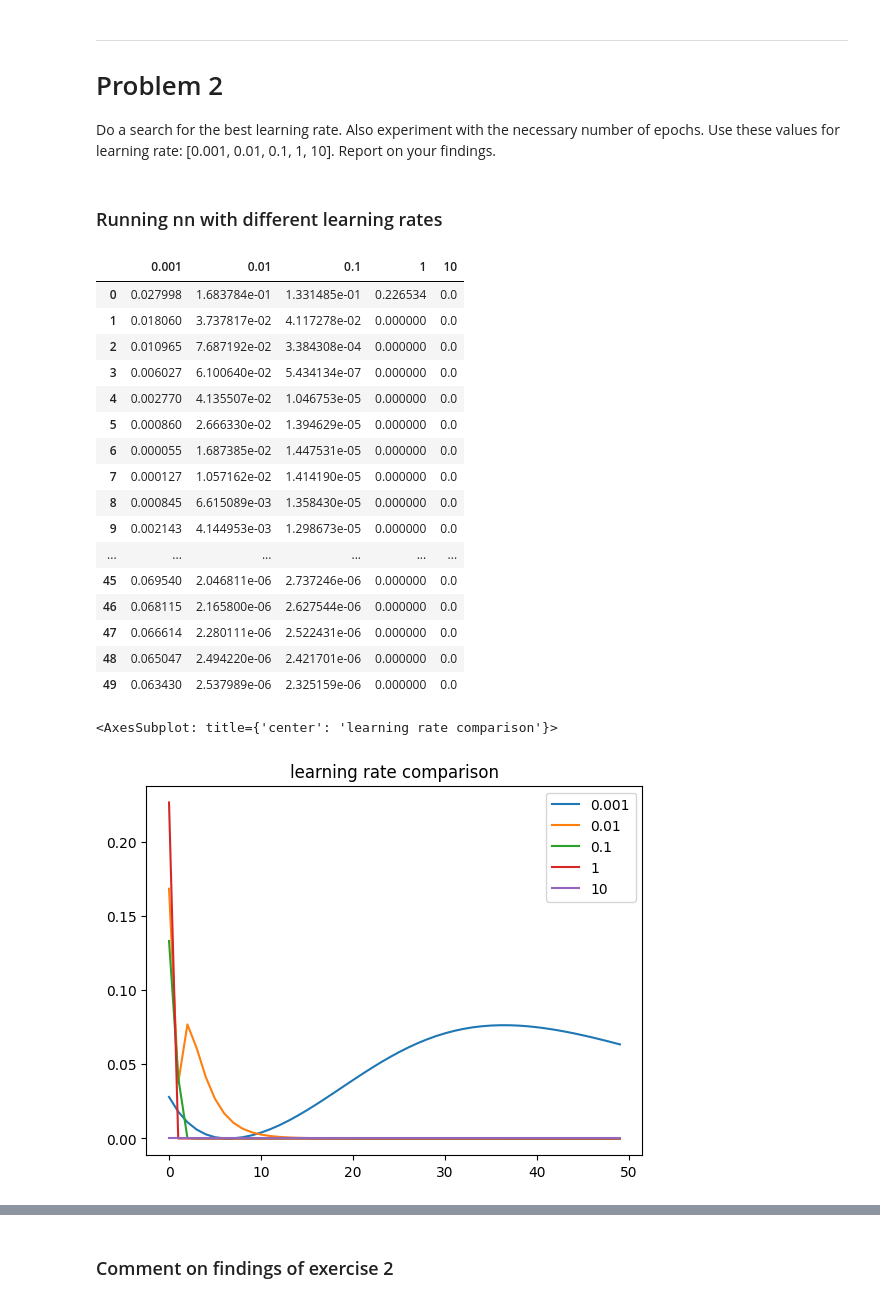
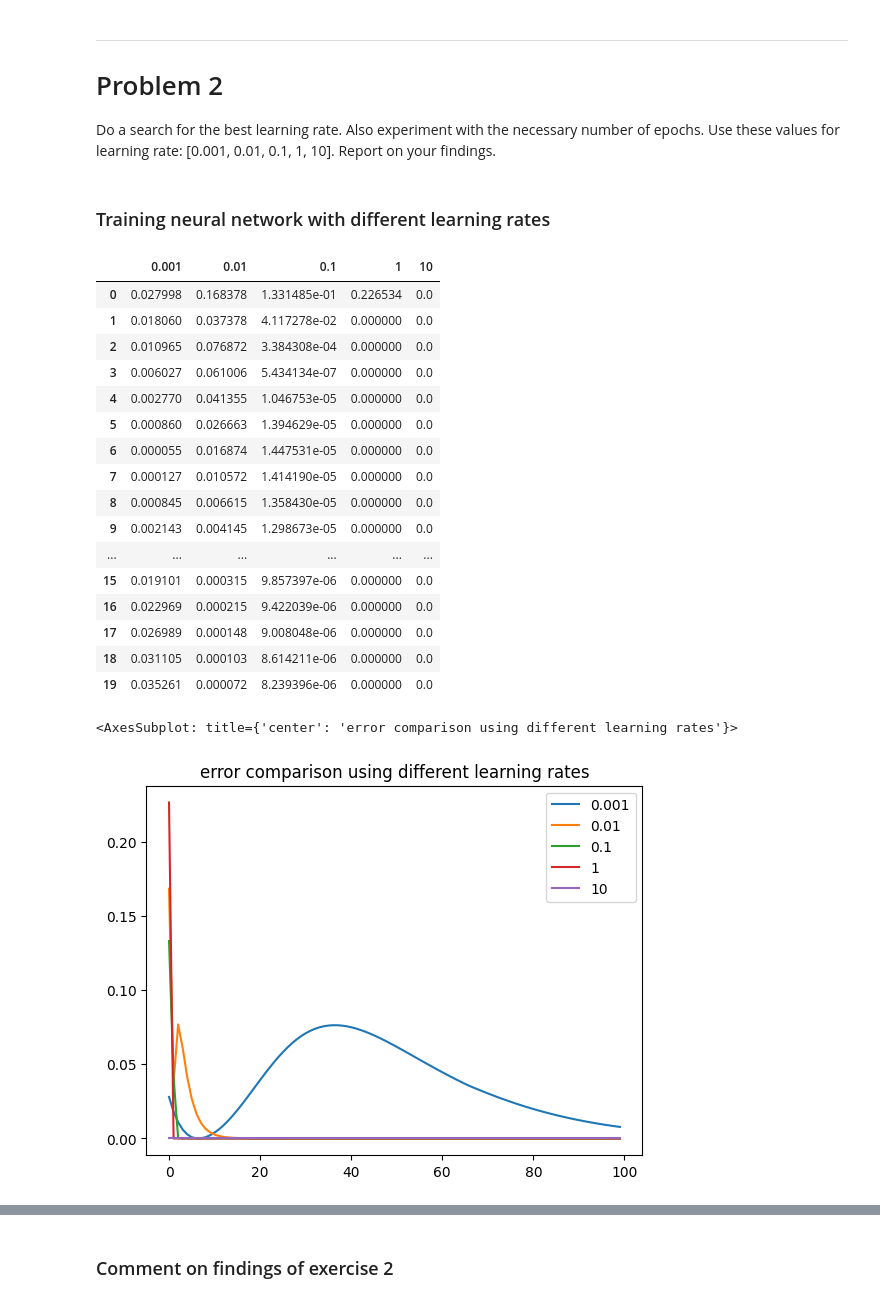
Before and after one commit to carlosreiakvam-uit/AI-Neural, a Jupyter notebook: mandatory_asignments/mandatory_2/assignment_2_carlos_reiakvam.ipynb, the cells around one changed output, grey strips where cells are left out. Saved outputs shown, nothing was run; the diff lists cells and outputs as text; code cells hidden in the pictures.

```diff
--- a/mandatory_asignments/mandatory_2/assignment_2_carlos_reiakvam.ipynb
+++ b/mandatory_asignments/mandatory_2/assignment_2_carlos_reiakvam.ipynb
@@ -74,11 +74,11 @@ hidden_nodes = 8
 # %% [markdown]
 ### Setting weights
 # %%
-def set_weights():
+def init_weights():
     ws_1 = np.random.rand(X.shape[1], hidden_nodes) - 0.5 #rand(3,8) from -0.5 to 0.5
     ws_2 = np.random.rand(hidden_nodes, y.shape[1]) - 0.5 # rand(8,1)
     return ws_1,ws_2
-[ws_1,ws_2] = set_weights()
+[ws_1,ws_2] = init_weights()
 # %% [markdown]
 ### Adjustment parameters
 # %%
@@ -139,37 +112,38 @@ Looking at the plot and the comparison table we can see that although the sigmoi
 # Problem 2
 Do a search for the best learning rate. Also experiment with the necessary number of epochs. Use these values for learning rate: [0.001, 0.01, 0.1, 1, 10]. Report on your findings.
 # %% [markdown]
-### Running nn with different learning rates
+### Training neural network with different learning rates
 # %%
-lrs, errors = [0.001, 0.01, 0.1, 1, 10], []
-epochs = 500
+lrs = [0.001, 0.01, 0.1, 1, 10]
+epochs = 1000
+errors = []
 for lr in lrs:
-    [ws_1,ws_2] = set_weights()
+    [ws_1,ws_2] = init_weights()
     errors.append(nn(epochs, ws_1, ws_2, relu, relu_grad, lr))
 # %%
-rs_np = np.array(errors).T
-df = pd.DataFrame(rs_np, columns=['0.001','0.01','0.1','1','10'])
-df
+errors_np = np.array(errors).T
+df = pd.DataFrame(errors_np, columns=['0.001', '0.01', '0.1', '1', '10'])
+df.head(20)
 # %% [output]
 |  | 0.001 | 0.01 | 0.1 | 1 | 10 |
-| 0 | 0.027998 | 1.683784e-01 | 1.331485e-01 | 0.226534 | 0.0 |
-| 1 | 0.018060 | 3.737817e-02 | 4.117278e-02 | 0.000000 | 0.0 |
-| 2 | 0.010965 | 7.687192e-02 | 3.384308e-04 | 0.000000 | 0.0 |
-| 3 | 0.006027 | 6.100640e-02 | 5.434134e-07 | 0.000000 | 0.0 |
-| 4 | 0.002770 | 4.135507e-02 | 1.046753e-05 | 0.000000 | 0.0 |
-| 5 | 0.000860 | 2.666330e-02 | 1.394629e-05 | 0.000000 | 0.0 |
-| 6 | 0.000055 | 1.687385e-02 | 1.447531e-05 | 0.000000 | 0.0 |
-| 7 | 0.000127 | 1.057162e-02 | 1.414190e-05 | 0.000000 | 0.0 |
-| 8 | 0.000845 | 6.615089e-03 | 1.358430e-05 | 0.000000 | 0.0 |
-| 9 | 0.002143 | 4.144953e-03 | 1.298673e-05 | 0.000000 | 0.0 |
+| 0 | 0.027998 | 0.168378 | 1.331485e-01 | 0.226534 | 0.0 |
+| 1 | 0.018060 | 0.037378 | 4.117278e-02 | 0.000000 | 0.0 |
+| 2 | 0.010965 | 0.076872 | 3.384308e-04 | 0.000000 | 0.0 |
+| 3 | 0.006027 | 0.061006 | 5.434134e-07 | 0.000000 | 0.0 |
+| 4 | 0.002770 | 0.041355 | 1.046753e-05 | 0.000000 | 0.0 |
+| 5 | 0.000860 | 0.026663 | 1.394629e-05 | 0.000000 | 0.0 |
+| 6 | 0.000055 | 0.016874 | 1.447531e-05 | 0.000000 | 0.0 |
+| 7 | 0.000127 | 0.010572 | 1.414190e-05 | 0.000000 | 0.0 |
+| 8 | 0.000845 | 0.006615 | 1.358430e-05 | 0.000000 | 0.0 |
+| 9 | 0.002143 | 0.004145 | 1.298673e-05 | 0.000000 | 0.0 |
 | ... | ... | ... | ... | ... | ... |
-| 45 | 0.069540 | 2.046811e-06 | 2.737246e-06 | 0.000000 | 0.0 |
-| 46 | 0.068115 | 2.165800e-06 | 2.627544e-06 | 0.000000 | 0.0 |
-| 47 | 0.066614 | 2.280111e-06 | 2.522431e-06 | 0.000000 | 0.0 |
-| 48 | 0.065047 | 2.494220e-06 | 2.421701e-06 | 0.000000 | 0.0 |
-| 49 | 0.063430 | 2.537989e-06 | 2.325159e-06 | 0.000000 | 0.0 |
+| 15 | 0.019101 | 0.000315 | 9.857397e-06 | 0.000000 | 0.0 |
+| 16 | 0.022969 | 0.000215 | 9.422039e-06 | 0.000000 | 0.0 |
+| 17 | 0.026989 | 0.000148 | 9.008048e-06 | 0.000000 | 0.0 |
+| 18 | 0.031105 | 0.000103 | 8.614211e-06 | 0.000000 | 0.0 |
+| 19 | 0.035261 | 0.000072 | 8.239396e-06 | 0.000000 | 0.0 |
 # %%
-df.plot(title="learning rate comparison")
+df.plot(title="error comparison using different learning rates")
 # %% [output]
-<AxesSubplot: title={'center': 'learning rate comparison'}>
+<AxesSubplot: title={'center': 'error comparison using different learning rates'}>
-[figure, old version]
+[figure, new version]
```
Also changed, not shown: parts of 9 cells of this notebook.
